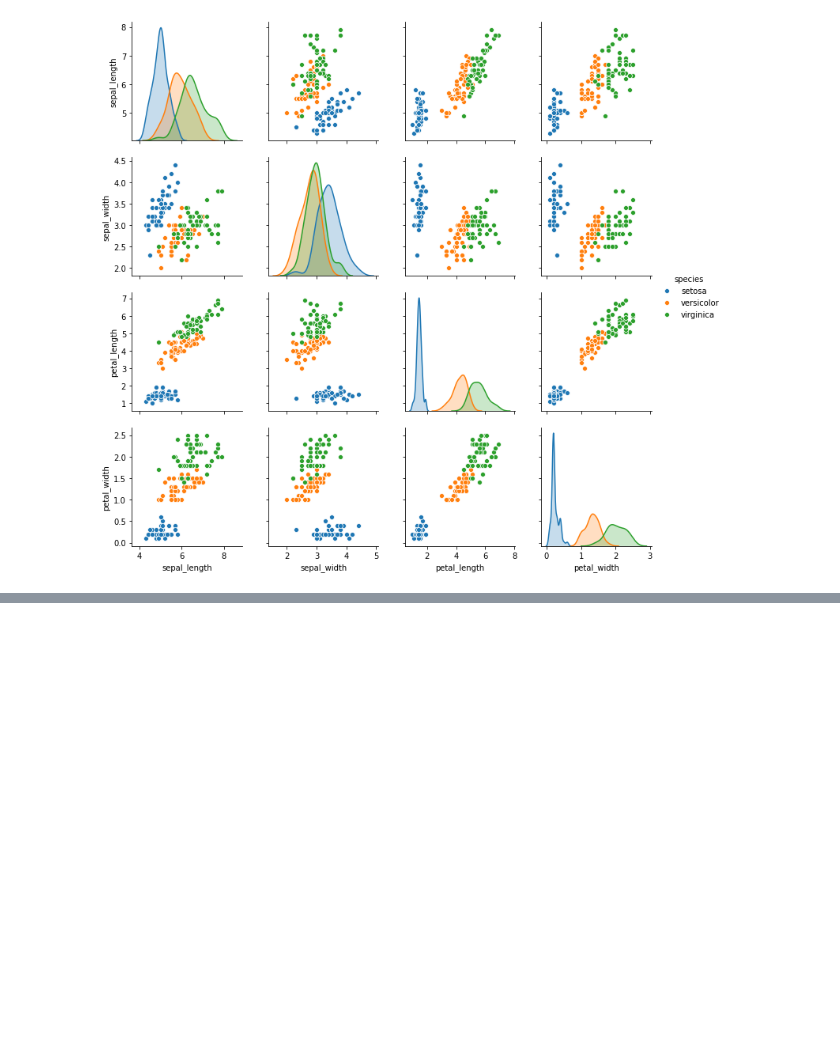
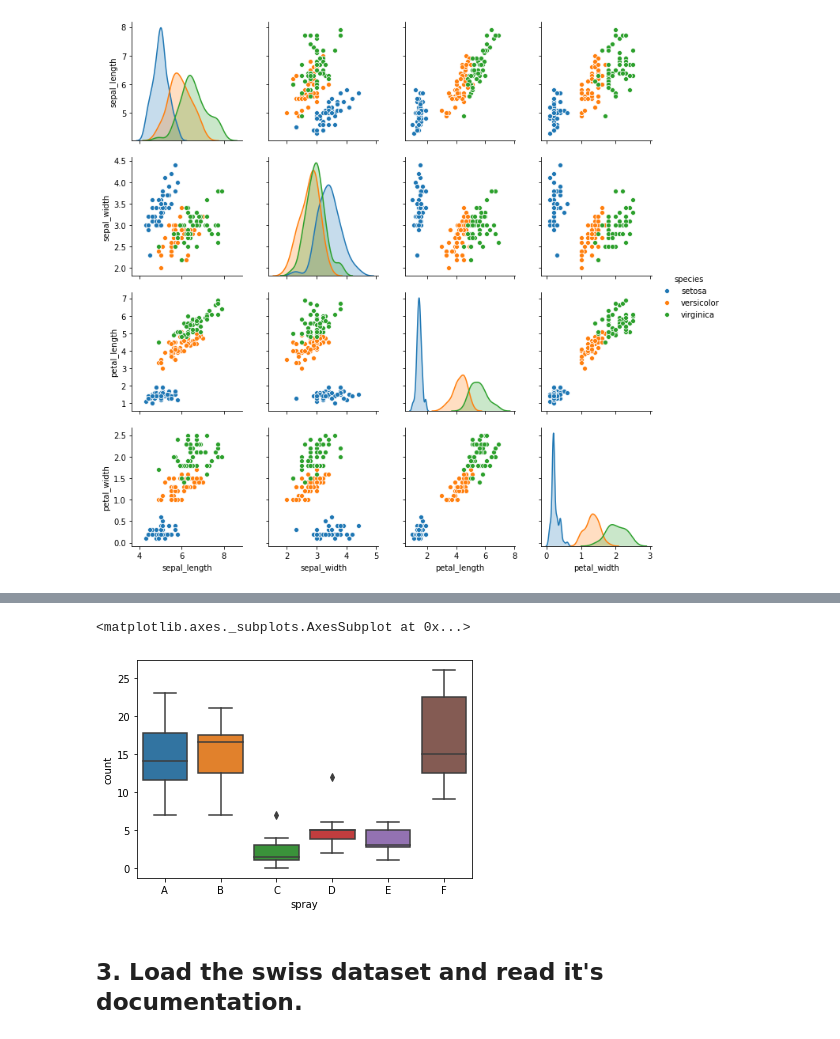
Before and after one commit to allenjiang666/python-exercises, a Jupyter notebook: 4.8.5_seaborn_exercises.ipynb, the cells around one changed output, grey strips where cells are left out. Saved outputs shown, nothing was run; the diff lists cells and outputs as text; code cells hidden in the pictures; blank space fills up the shorter version.

```diff
--- a/4.8.5_seaborn_exercises.ipynb
+++ b/4.8.5_seaborn_exercises.ipynb
@@ -55,0 +96,3 @@ sns.pairplot(ir, hue='species')
+# %%
+insect_sprays = data('InsectSprays')
+insect_sprays.sample(5)
@@ -55,0 +106,8 @@ sns.pairplot(ir, hue='species')
+# %%
+#data("InsectSprays", show_doc = True)
+sns.boxplot(data = insect_sprays, y = 'count', x = 'spray')
+# %% [output]
+<matplotlib.axes._subplots.AxesSubplot at 0x...>
+[figure, added]
+# %% [markdown]
+## 3. Load the swiss dataset and read it's documentation.
```
Also changed, not shown: parts of 19 cells of this notebook.
